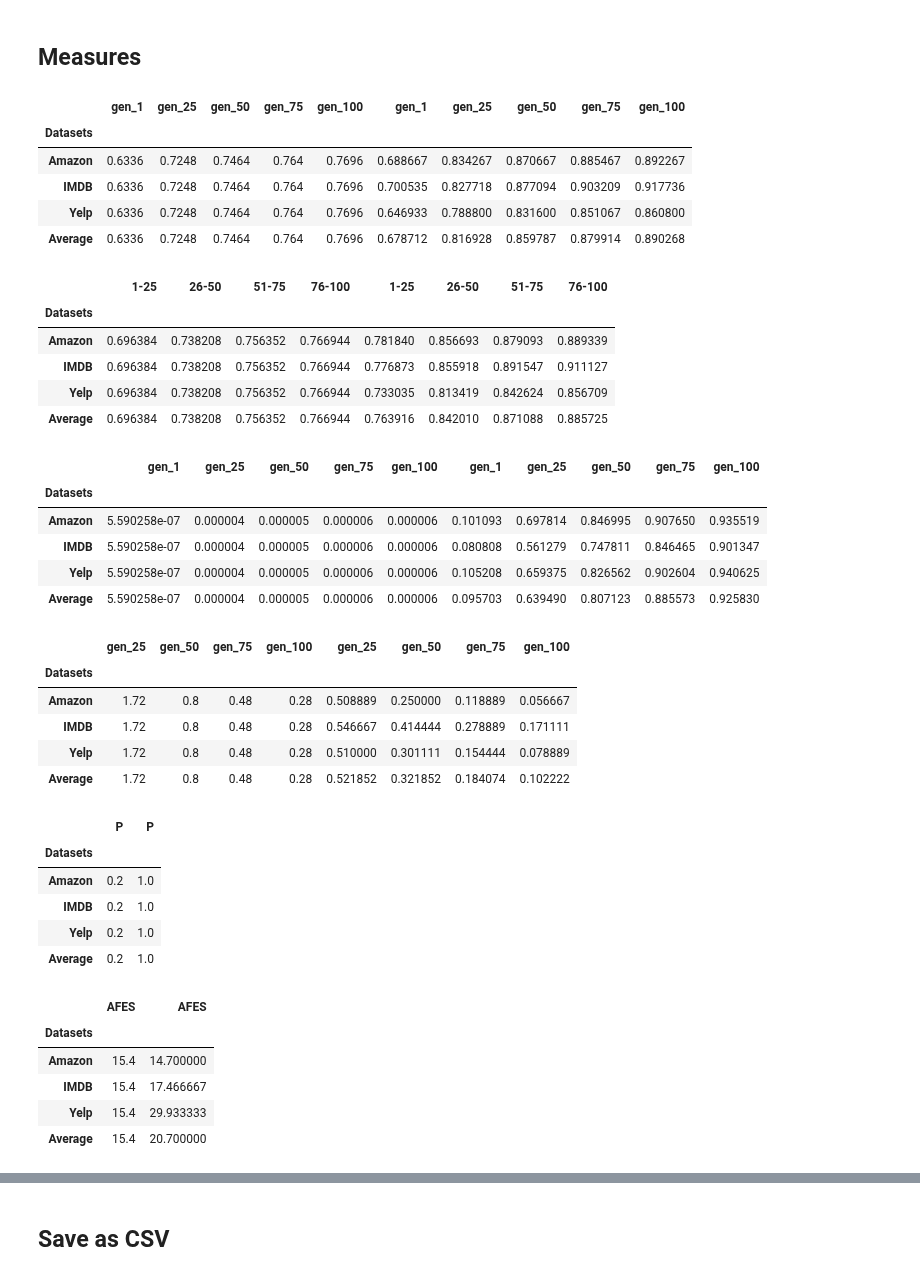
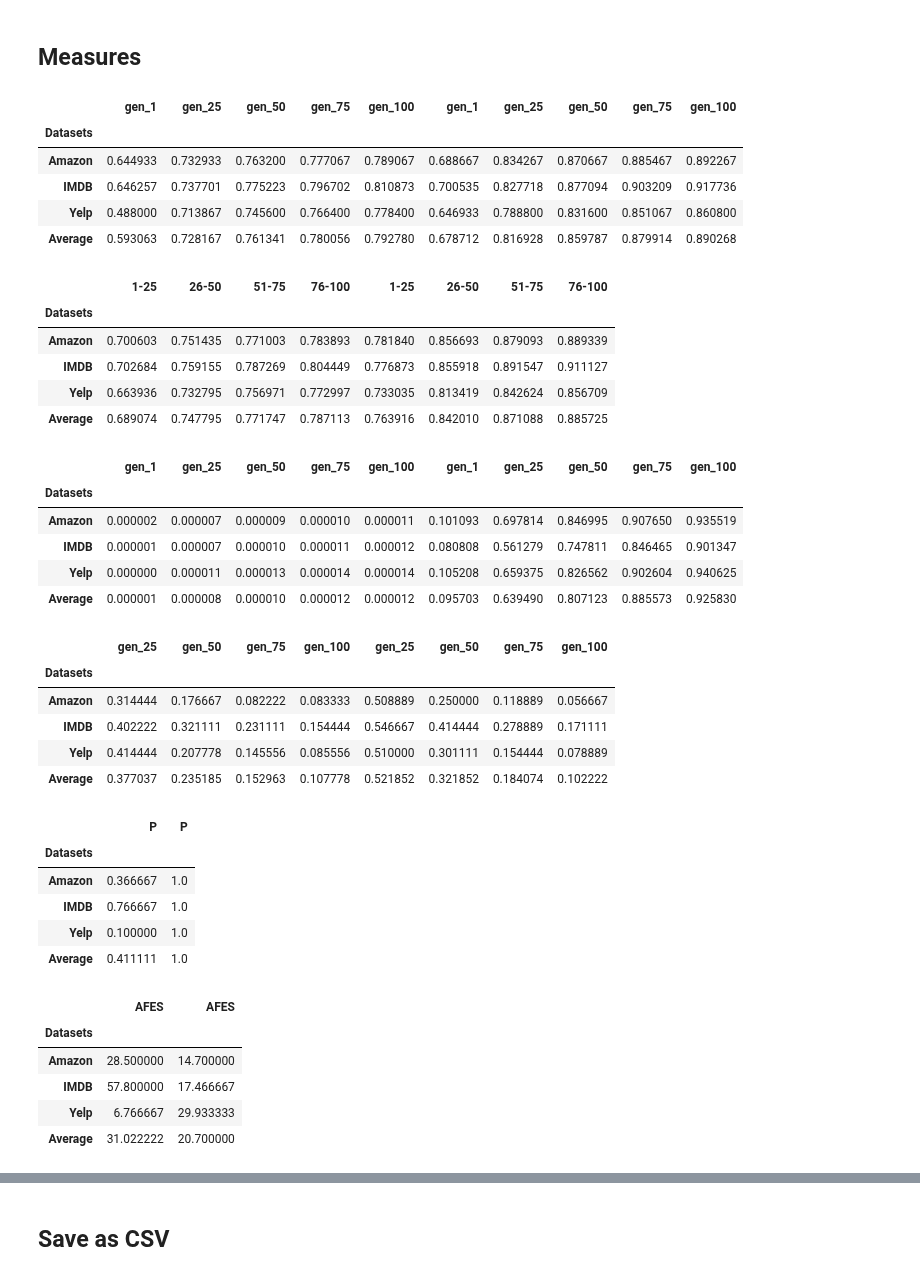
Before and after one commit to devasenan134/GA-SC, a Jupyter notebook: performance_measure/performance_measures.ipynb, the cells around one changed output, grey strips where cells are left out. Saved outputs shown, nothing was run; the diff lists cells and outputs as text; code cells hidden in the pictures.

```diff
--- a/performance_measure/performance_measures.ipynb
+++ b/performance_measure/performance_measures.ipynb
@@ -7,9 +10,10 @@ from tabulate import tabulate
 # %%
-ga_path = '../pickles/ga/'
+ga_path = '../pickles/ga/30runs/'
 kbga_path = '../pickles/kbga/30runs/'
 # %%
-ga_files = ['n_run_az_100fc_ts.pkl',
-            "n_run_az_ga_100fc_copt_avg.pkl"]
+ga_files = ['30_run_az_ga_ts.pkl',
+            '30_run_imdb_ga_ts.pkl',
+            '30_run_yelp_ga_ts.pkl',]
 # %%
 kbga_files = ['30_run_az_kbga_vp_ts.pkl',
               '30_run_imdb_kbga_vp_ts.pkl',
@@ -254,10 +258,9 @@ def tabulate_runs(save_path, runs):
 runs = 30
 success_thresh = 0.8
 
-ga_az = tabulate_runs(ga_path+"corrected/"+ga_files[0], 5)
-# ga_az = tabulate_runs(kbga_path+kbga_files[0], runs)
-ga_imdb = ga_az
-ga_yelp = ga_az
+ga_az = tabulate_runs(ga_path+ga_files[0], runs)
+ga_imdb = tabulate_runs(ga_path+ga_files[1], runs)
+ga_yelp = tabulate_runs(ga_path+ga_files[2], runs)
 
 kbga_az = tabulate_runs(kbga_path+kbga_files[0], runs)
 kbga_imdb = tabulate_runs(kbga_path+kbga_files[1], runs)
@@ -276,10 +279,10 @@ abfv
 # %% [output]
 |  | gen_1 | gen_25 | gen_50 | gen_75 | gen_100 | gen_1 | gen_25 | gen_50 | gen_75 | gen_100 |
 | Datasets |  |  |  |  |  |  |  |  |  |  |
-| Amazon | 0.6336 | 0.7248 | 0.7464 | 0.764 | 0.7696 | 0.688667 | 0.834267 | 0.870667 | 0.885467 | 0.892267 |
-| IMDB | 0.6336 | 0.7248 | 0.7464 | 0.764 | 0.7696 | 0.700535 | 0.827718 | 0.877094 | 0.903209 | 0.917736 |
-| Yelp | 0.6336 | 0.7248 | 0.7464 | 0.764 | 0.7696 | 0.646933 | 0.788800 | 0.831600 | 0.851067 | 0.860800 |
-| Average | 0.6336 | 0.7248 | 0.7464 | 0.764 | 0.7696 | 0.678712 | 0.816928 | 0.859787 | 0.879914 | 0.890268 |
+| Amazon | 0.644933 | 0.732933 | 0.763200 | 0.777067 | 0.789067 | 0.688667 | 0.834267 | 0.870667 | 0.885467 | 0.892267 |
+| IMDB | 0.646257 | 0.737701 | 0.775223 | 0.796702 | 0.810873 | 0.700535 | 0.827718 | 0.877094 | 0.903209 | 0.917736 |
+| Yelp | 0.488000 | 0.713867 | 0.745600 | 0.766400 | 0.778400 | 0.646933 | 0.788800 | 0.831600 | 0.851067 | 0.860800 |
+| Average | 0.593063 | 0.728167 | 0.761341 | 0.780056 | 0.792780 | 0.678712 | 0.816928 | 0.859787 | 0.879914 | 0.890268 |
 # %%
 abog_ga = average_best_of_generation(ga_az, ga_imdb, ga_yelp)
 abog_kbga = average_best_of_generation(kbga_az, kbga_imdb, kbga_yelp)
@@ -288,10 +291,10 @@ abog
 # %% [output]
 |  | 1-25 | 26-50 | 51-75 | 76-100 | 1-25 | 26-50 | 51-75 | 76-100 |
 | Datasets |  |  |  |  |  |  |  |  |
-| Amazon | 0.696384 | 0.738208 | 0.756352 | 0.766944 | 0.781840 | 0.856693 | 0.879093 | 0.889339 |
-| IMDB | 0.696384 | 0.738208 | 0.756352 | 0.766944 | 0.776873 | 0.855918 | 0.891547 | 0.911127 |
-| Yelp | 0.696384 | 0.738208 | 0.756352 | 0.766944 | 0.733035 | 0.813419 | 0.842624 | 0.856709 |
-| Average | 0.696384 | 0.738208 | 0.756352 | 0.766944 | 0.763916 | 0.842010 | 0.871088 | 0.885725 |
+| Amazon | 0.700603 | 0.751435 | 0.771003 | 0.783893 | 0.781840 | 0.856693 | 0.879093 | 0.889339 |
+| IMDB | 0.702684 | 0.759155 | 0.787269 | 0.804449 | 0.776873 | 0.855918 | 0.891547 | 0.911127 |
+| Yelp | 0.663936 | 0.732795 | 0.756971 | 0.772997 | 0.733035 | 0.813419 | 0.842624 | 0.856709 |
+| Average | 0.689074 | 0.747795 | 0.771747 | 0.787113 | 0.763916 | 0.842010 | 0.871088 | 0.885725 |
 # %%
 oa_ga = optimization_accuracy(ga_az, ga_imdb, ga_yelp)
 oa_kbga = optimization_accuracy(kbga_az, kbga_imdb, kbga_yelp)
@@ -300,44 +303,44 @@ oa
 # %% [output]
 |  | gen_1 | gen_25 | gen_50 | gen_75 | gen_100 | gen_1 | gen_25 | gen_50 | gen_75 | gen_100 |
 | Datasets |  |  |  |  |  |  |  |  |  |  |
-| Amazon | 5.590258e-07 | 0.000004 | 0.000005 | 0.000006 | 0.000006 | 0.101093 | 0.697814 | 0.846995 | 0.907650 | 0.935519 |
-| IMDB | 5.590258e-07 | 0.000004 | 0.000005 | 0.000006 | 0.000006 | 0.080808 | 0.561279 | 0.747811 | 0.846465 | 0.901347 |
-| Yelp | 5.590258e-07 | 0.000004 | 0.000005 | 0.000006 | 0.000006 | 0.105208 | 0.659375 | 0.826562 | 0.902604 | 0.940625 |
-| Average | 5.590258e-07 | 0.000004 | 0.000005 | 0.000006 | 0.000006 | 0.095703 | 0.639490 | 0.807123 | 0.885573 | 0.925830 |
+| Amazon | 0.000002 | 0.000007 | 0.000009 | 0.000010 | 0.000011 | 0.101093 | 0.697814 | 0.846995 | 0.907650 | 0.935519 |
+| IMDB | 0.000001 | 0.000007 | 0.000010 | 0.000011 | 0.000012 | 0.080808 | 0.561279 | 0.747811 | 0.846465 | 0.901347 |
+| Yelp | 0.000000 | 0.000011 | 0.000013 | 0.000014 | 0.000014 | 0.105208 | 0.659375 | 0.826562 | 0.902604 | 0.940625 |
+| Average | 0.000001 | 0.000008 | 0.000010 | 0.000012 | 0.000012 | 0.095703 | 0.639490 | 0.807123 | 0.885573 | 0.925830 |
 # %%
-el_ga = likelihood_of_evolution_leap(ga_az, ga_imdb, ga_yelp, 5)
+el_ga = likelihood_of_evolution_leap(ga_az, ga_imdb, ga_yelp, runs)
 el_kbga = likelihood_of_evolution_leap(kbga_az, kbga_imdb, kbga_yelp, runs)
 el = pd.concat([el_ga, el_kbga], axis=1)
 el
 # %% [output]
 |  | gen_25 | gen_50 | gen_75 | gen_100 | gen_25 | gen_50 | gen_75 | gen_100 |
 | Datasets |  |  |  |  |  |  |  |  |
-| Amazon | 1.72 | 0.8 | 0.48 | 0.28 | 0.508889 | 0.250000 | 0.118889 | 0.056667 |
-| IMDB | 1.72 | 0.8 | 0.48 | 0.28 | 0.546667 | 0.414444 | 0.278889 | 0.171111 |
-| Yelp | 1.72 | 0.8 | 0.48 | 0.28 | 0.510000 | 0.301111 | 0.154444 | 0.078889 |
-| Average | 1.72 | 0.8 | 0.48 | 0.28 | 0.521852 | 0.321852 | 0.184074 | 0.102222 |
+| Amazon | 0.314444 | 0.176667 | 0.082222 | 0.083333 | 0.508889 | 0.250000 | 0.118889 | 0.056667 |
+| IMDB | 0.402222 | 0.321111 | 0.231111 | 0.154444 | 0.546667 | 0.414444 | 0.278889 | 0.171111 |
+| Yelp | 0.414444 | 0.207778 | 0.145556 | 0.085556 | 0.510000 | 0.301111 | 0.154444 | 0.078889 |
+| Average | 0.377037 | 0.235185 | 0.152963 | 0.107778 | 0.521852 | 0.321852 | 0.184074 | 0.102222 |
 # %%
-pc_ga = probability_of_convergence(ga_az, ga_imdb, ga_yelp, success_thresh, 5)
+pc_ga = probability_of_convergence(ga_az, ga_imdb, ga_yelp, success_thresh, runs)
 pc_kbga = probability_of_convergence(kbga_az, kbga_imdb, kbga_yelp, success_thresh, runs)
 pc = pd.concat([pc_ga, pc_kbga], axis=1)
 pc
 # %% [output]
 |  | P | P |
 | Datasets |  |  |
-| Amazon | 0.2 | 1.0 |
-| IMDB | 0.2 | 1.0 |
-| Yelp | 0.2 | 1.0 |
-| Average | 0.2 | 1.0 |
+| Amazon | 0.366667 | 1.0 |
+| IMDB | 0.766667 | 1.0 |
+| Yelp | 0.100000 | 1.0 |
+| Average | 0.411111 | 1.0 |
 # %%
-afes_ga = average_no_of_function_evaluations(ga_az, ga_imdb, ga_yelp, success_thresh, 5)
+afes_ga = average_no_of_function_evaluations(ga_az, ga_imdb, ga_yelp, success_thresh, runs)
 afes_kbga = average_no_of_function_evaluations(kbga_az, kbga_imdb, kbga_yelp, success_thresh, runs)
 afes = pd.concat([afes_ga, afes_kbga], axis=1)
 afes
 # %% [output]
 |  | AFES | AFES |
 | Datasets |  |  |
-| Amazon | 15.4 | 14.700000 |
-| IMDB | 15.4 | 17.466667 |
-| Yelp | 15.4 | 29.933333 |
-| Average | 15.4 | 20.700000 |
+| Amazon | 28.500000 | 14.700000 |
+| IMDB | 57.800000 | 17.466667 |
+| Yelp | 6.766667 | 29.933333 |
+| Average | 31.022222 | 20.700000 |
 # %%
```
Also changed, not shown: parts of 2 cells of this notebook, 2 other files.
